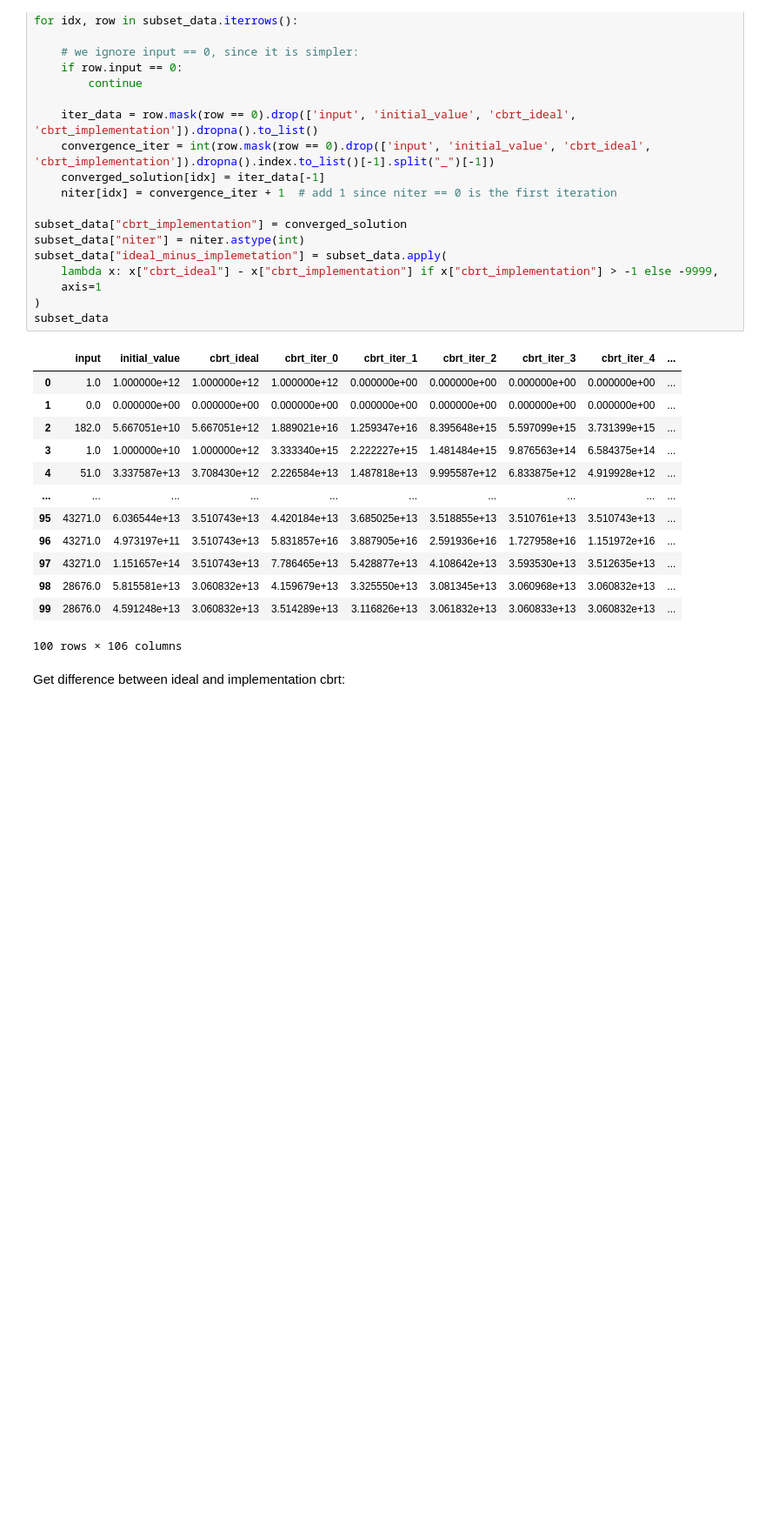
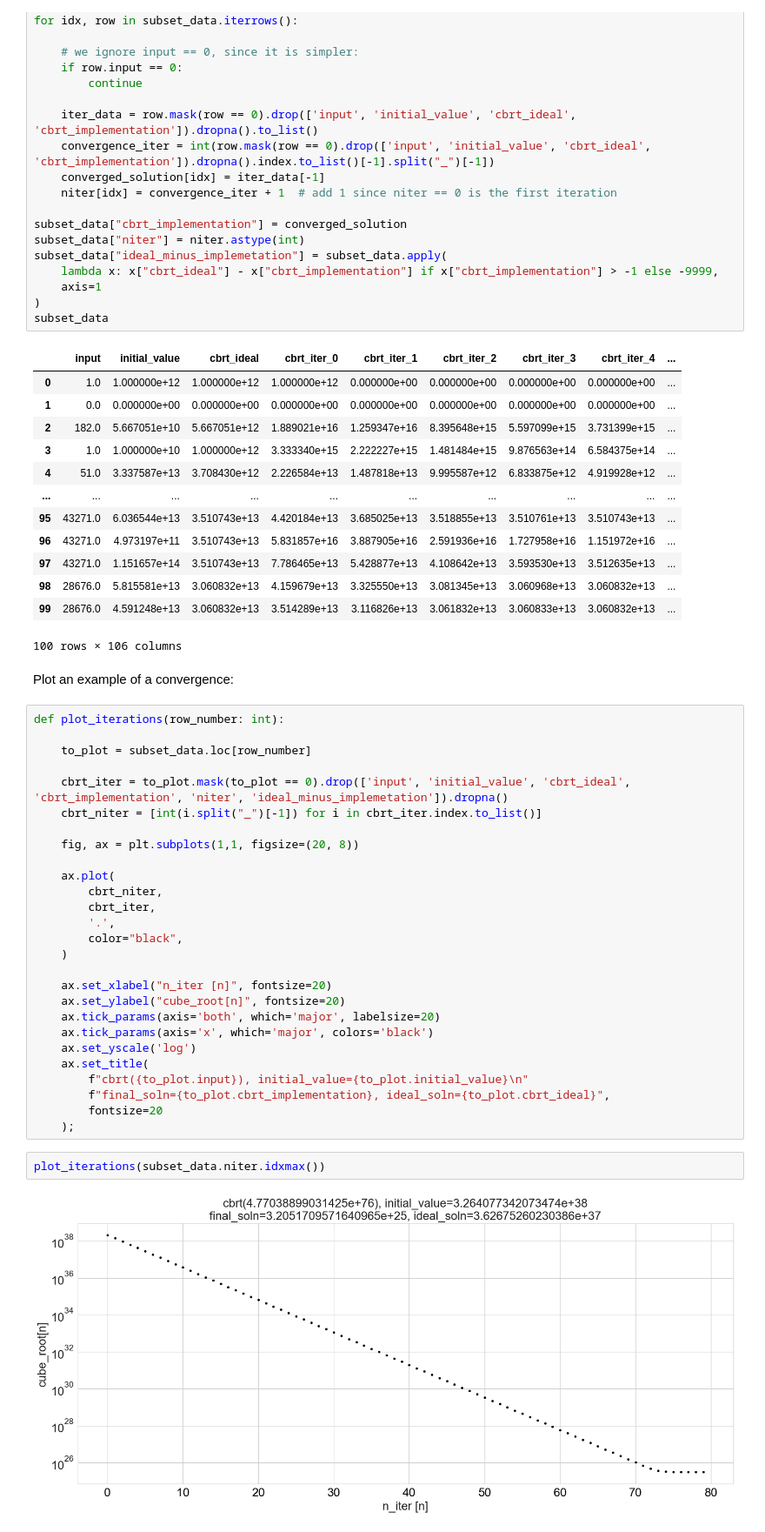
Before and after one commit to curvefi/tricrypto-ng, a Jupyter notebook: analysis/cbrt/report_cbrt_range.ipynb, the cells around one changed output. Shown: that part at 87% size. Saved outputs shown, nothing was run; the diff lists cells and outputs as text; blank space fills up the shorter version.

Commit message:
feat: cbrt iterations analysis

```diff
--- a/analysis/cbrt/report_cbrt_range.ipynb
+++ b/analysis/cbrt/report_cbrt_range.ipynb
@@ -96,5 +96,36 @@ subset_data
 | 98 | 28676.0 | 5.815581e+13 | 3.060832e+13 | 4.159679e+13 | 3.325550e+13 | 3.081345e+13 | 3.060968e+13 | 3.060832e+13 | ... |
 | 99 | 28676.0 | 4.591248e+13 | 3.060832e+13 | 3.514289e+13 | 3.116826e+13 | 3.061832e+13 | 3.060833e+13 | 3.060832e+13 | ... |
 100 rows × 106 columns
-# %% [markdown]
-Get difference between ideal and implementation cbrt:
+# %% [markdown]
+Plot an example of a convergence:
+# %%
+def plot_iterations(row_number: int):
+
+    to_plot = subset_data.loc[row_number]
+
+    cbrt_iter = to_plot.mask(to_plot == 0).drop(['input', 'initial_value', 'cbrt_ideal', 'cbrt_implementation', 'niter', 'ideal_minus_implemetation']).dropna()
+    cbrt_niter = [int(i.split("_")[-1]) for i in cbrt_iter.index.to_list()]
+
+    fig, ax = plt.subplots(1,1, figsize=(20, 8))
+
+    ax.plot(
+        cbrt_niter,
+        cbrt_iter,
+        '.',
+        color="black",
+    )
+
+    ax.set_xlabel("n_iter [n]", fontsize=20)
+    ax.set_ylabel("cube_root[n]", fontsize=20)
+    ax.tick_params(axis='both', which='major', labelsize=20)
+    ax.tick_params(axis='x', which='major', colors='black')
+    ax.set_yscale('log')
+    ax.set_title(
+        f"cbrt({to_plot.input}), initial_value={to_plot.initial_value}\n"
+        f"final_soln={to_plot.cbrt_implementation}, ideal_soln={to_plot.cbrt_ideal}",
+        fontsize=20
+    );
+# %%
+plot_iterations(subset_data.niter.idxmax())
+# %% [output]
+[figure, added]
```
Also changed, not shown: parts of 1 cell of this notebook.
